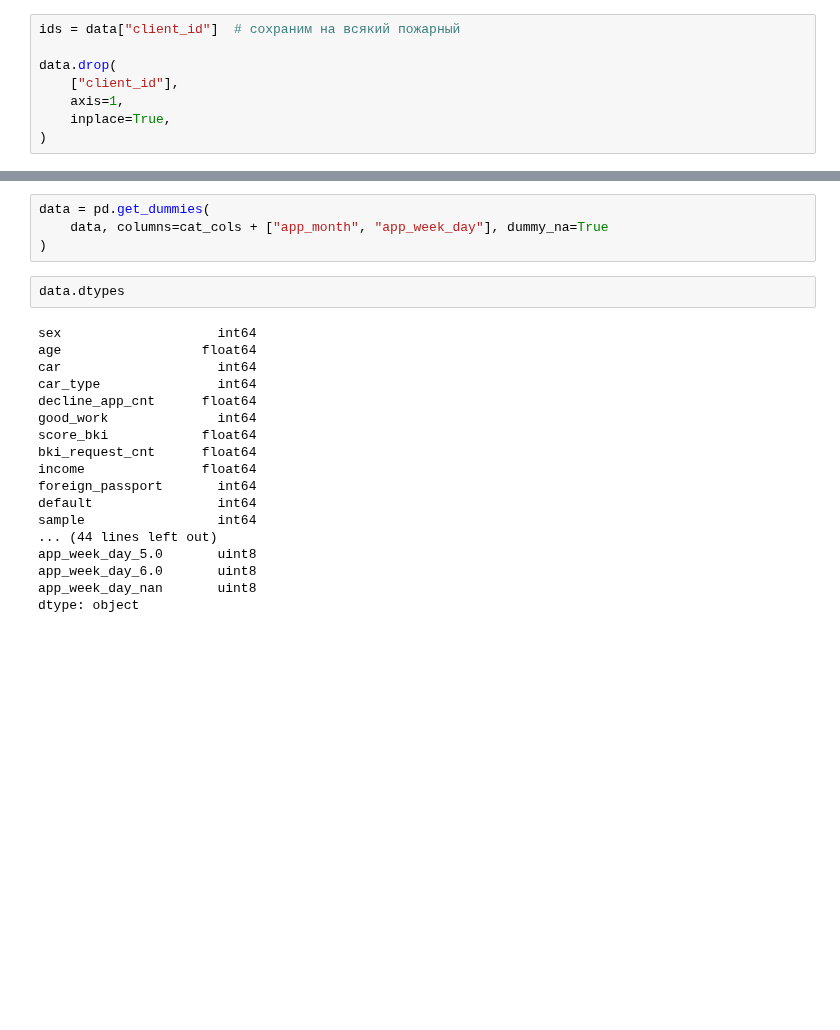
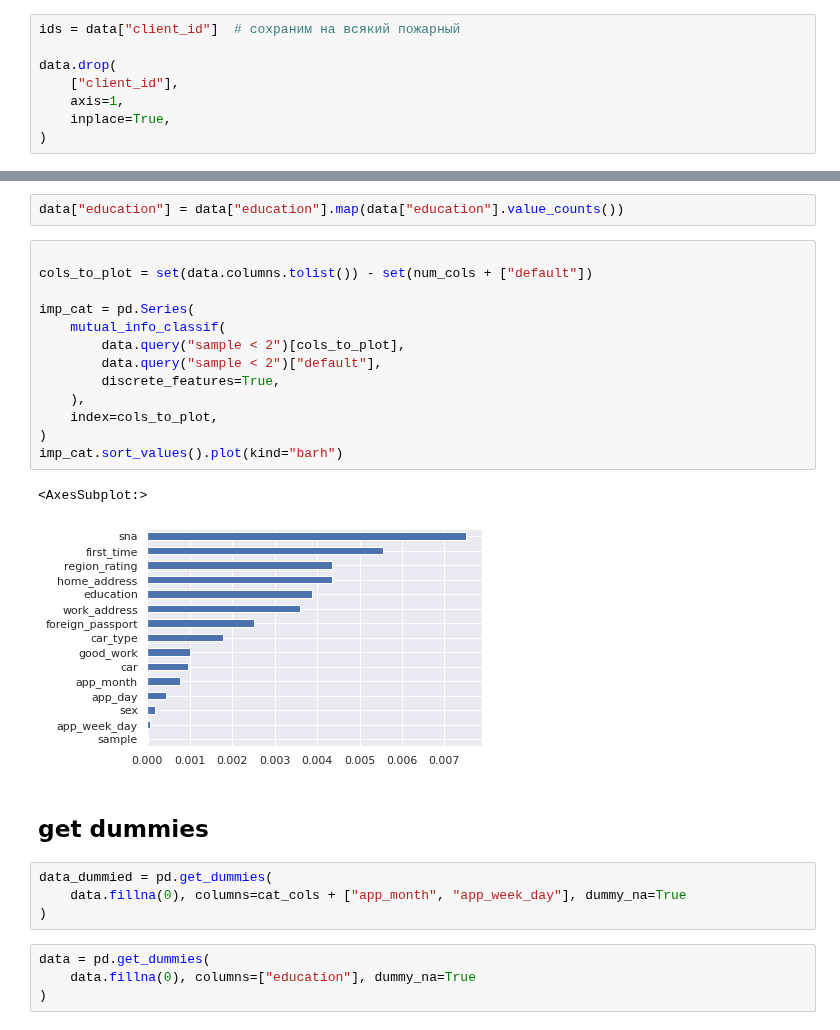
Before and after one commit to XelorR/sf_project_5, a Jupyter notebook: pp_scoring_from_scratch.ipynb, the cells around one changed output, grey strips where cells are left out. Drawn from its saved outputs; the diff is of its cells as text; blank space fills up the shorter version.

```diff
--- a/pp_scoring_from_scratch.ipynb
+++ b/pp_scoring_from_scratch.ipynb
@@ -276,24 +289,28 @@ data.drop(
+# %%
+data["education"] = data["education"].map(data["education"].value_counts())
+# %%
+
+cols_to_plot = set(data.columns.tolist()) - set(num_cols + ["default"])
+
+imp_cat = pd.Series(
+    mutual_info_classif(
+        data.query("sample < 2")[cols_to_plot],
+        data.query("sample < 2")["default"],
+        discrete_features=True,
+    ),
+    index=cols_to_plot,
+)
+imp_cat.sort_values().plot(kind="barh")
+# %% [output]
+<AxesSubplot:>
+[figure, added]
+# %% [markdown]
+## get dummies
 # %%
-data = pd.get_dummies(
-    data, columns=cat_cols + ["app_month", "app_week_day"], dummy_na=True
+data_dummied = pd.get_dummies(
+    data.fillna(0), columns=cat_cols + ["app_month", "app_week_day"], dummy_na=True
 )
-# %%
-data.dtypes
-# %% [output]
-sex                    int64
-age                  float64
-car                    int64
-car_type               int64
-decline_app_cnt      float64
-good_work              int64
-score_bki            float64
-bki_request_cnt      float64
-income               float64
-foreign_passport       int64
-default                int64
-sample                 int64
-... (44 lines left out)
-app_week_day_5.0       uint8
-app_week_day_6.0       uint8
-app_week_day_nan       uint8
-dtype: object
+# %%
+data = pd.get_dummies(
+    data.fillna(0), columns=["education"], dummy_na=True
+)
```
Also changed, not shown: parts of 12 cells of this notebook.
